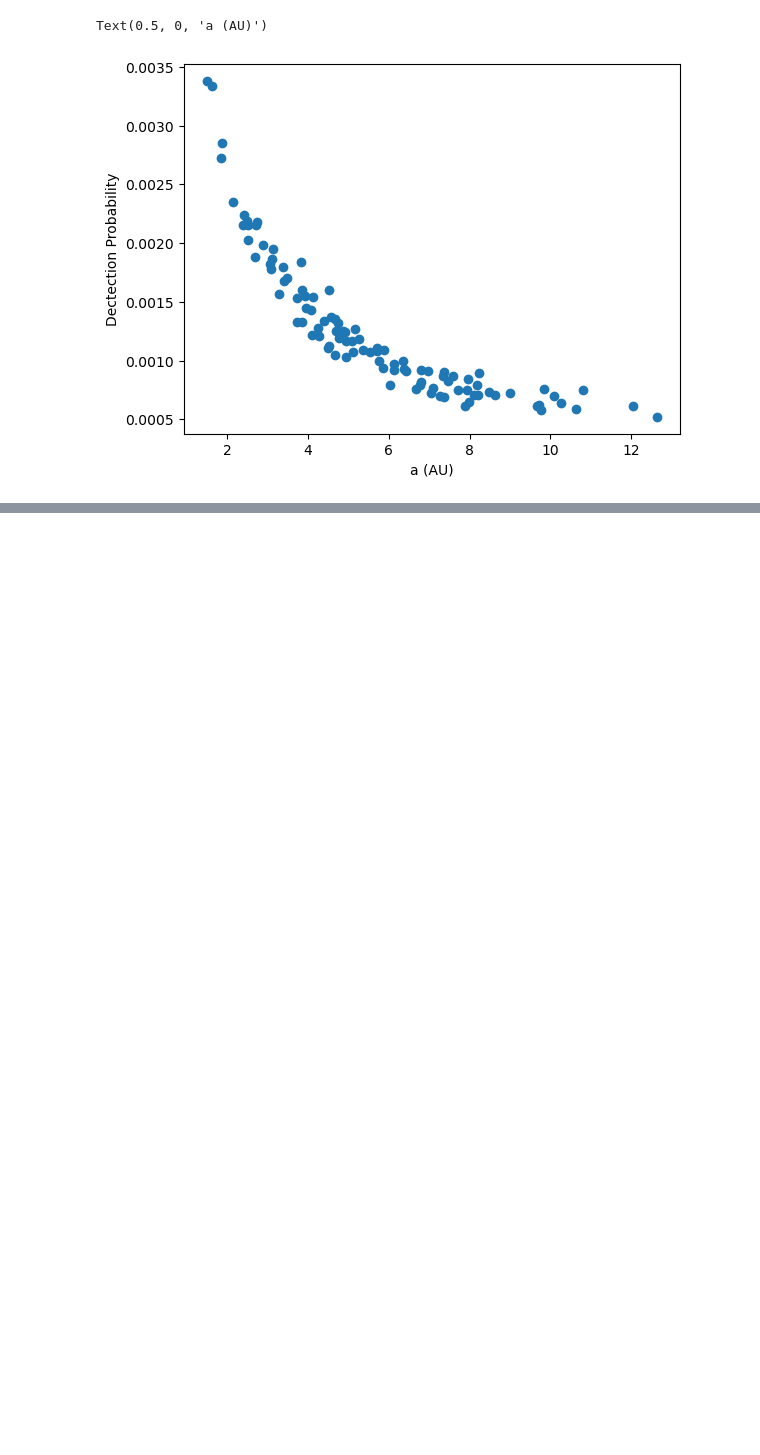
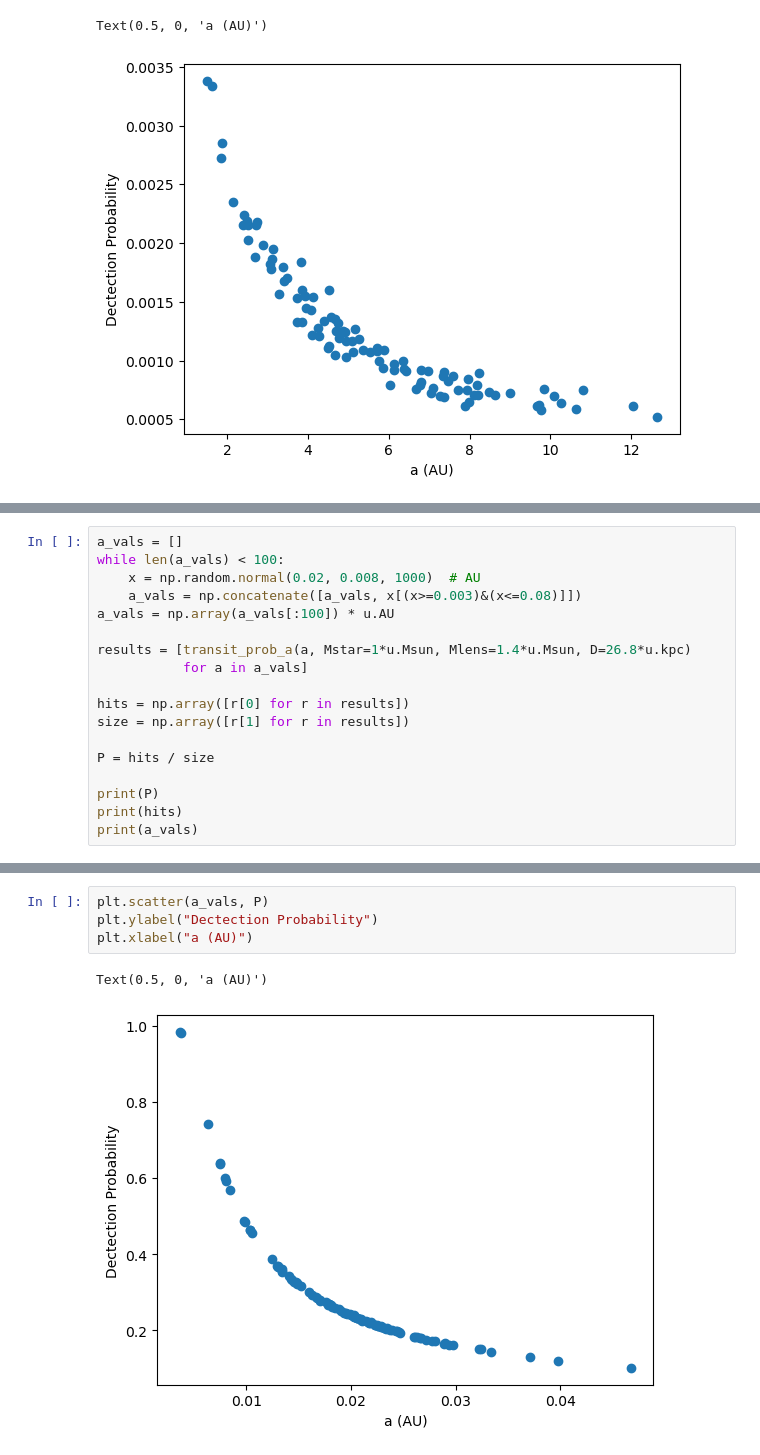
Before and after one commit to lmanqiwang/SLBlensing, a Jupyter notebook: testing.ipynb, the cells around one changed output, grey strips where cells are left out. Saved outputs shown, nothing was run; the diff lists cells and outputs as text; blank space fills up the shorter version.

```diff
--- a/testing.ipynb
+++ b/testing.ipynb
@@ -313,0 +371,18 @@ Text(0.5, 0, 'a (AU)')
+# %%
+a_vals = []
+while len(a_vals) < 100:
+    x = np.random.normal(0.02, 0.008, 1000)  # AU
+    a_vals = np.concatenate([a_vals, x[(x>=0.003)&(x<=0.08)]])
+a_vals = np.array(a_vals[:100]) * u.AU
+
+results = [transit_prob_a(a, Mstar=1*u.Msun, Mlens=1.4*u.Msun, D=26.8*u.kpc)
+           for a in a_vals]
+
+hits = np.array([r[0] for r in results])
+size = np.array([r[1] for r in results])
+
+P = hits / size
+
+print(P)
+print(hits)
+print(a_vals)
@@ -313,0 +407,7 @@ Text(0.5, 0, 'a (AU)')
+# %%
+plt.scatter(a_vals, P)
+plt.ylabel("Dectection Probability")
+plt.xlabel("a (AU)")
+# %% [output]
+Text(0.5, 0, 'a (AU)')
+[figure, added]
```
Also changed, not shown: parts of 7 cells of this notebook.
